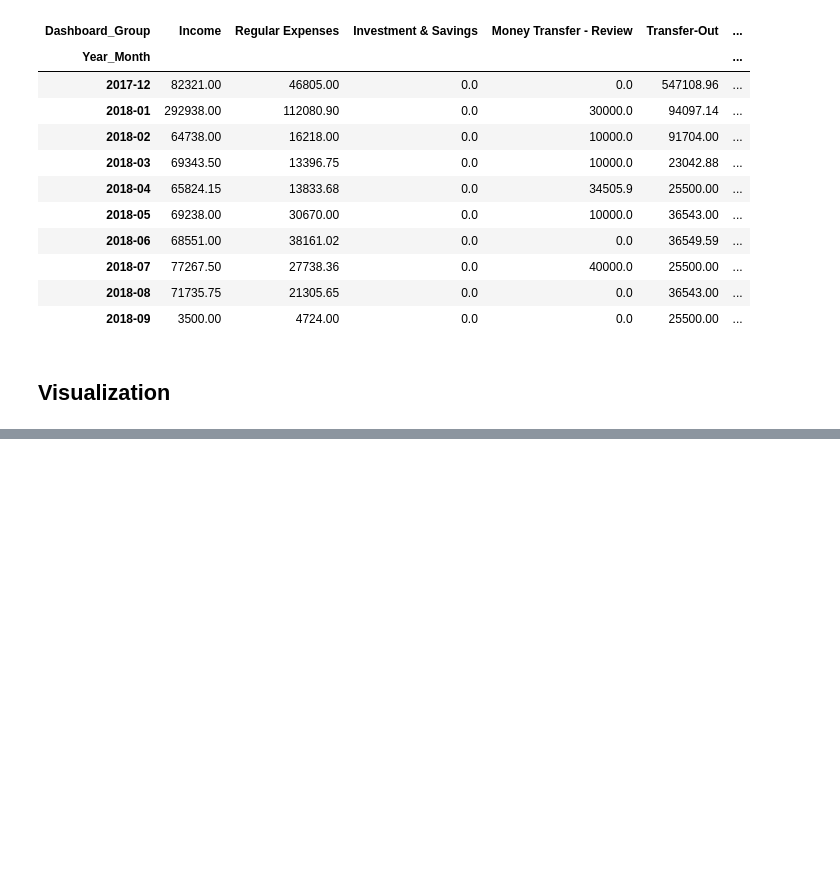
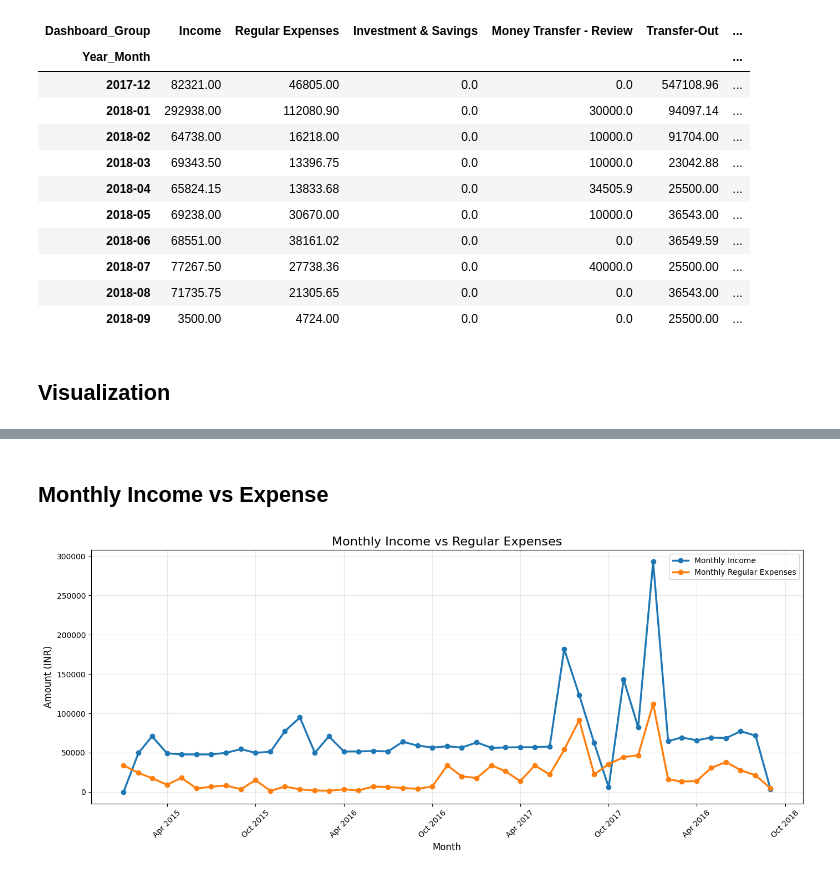
Before and after one commit to eshat69/AI-Personal_Finance-Manager, a Jupyter notebook: Financial_Dashboard.ipynb, the cells around one changed output, grey strips where cells are left out. Saved outputs shown, nothing was run; the diff lists cells and outputs as text; code cells hidden in the pictures; blank space fills up the shorter version.

```diff
--- a/Financial_Dashboard.ipynb
+++ b/Financial_Dashboard.ipynb
@@ -748,0 +789,55 @@ plt.show()
+# %% [markdown]
+## Monthly Income vs Expense
+# %%
+
+import matplotlib.pyplot as plt
+import matplotlib.dates as mdates
+
+# Monthly Dates
+months = monthly_finance.index.to_timestamp()
+
+# Original Dataset Currency
+currency = fd["Currency"].mode()[0]
+
+plt.figure(figsize=(14, 6))
+
+# Monthly Income
+plt.plot(
+    months,
+    monthly_finance["Income"],
+    label="Monthly Income",
+    marker="o",
+    linewidth=2.5
+)
+
+# Monthly Regular Expenses
+plt.plot(
+    months,
+    monthly_finance["Regular Expenses"],
+    label="Monthly Regular Expenses",
+    marker="o",
+    linewidth=2.5
+)
+
+# Chart Formatting
+plt.title("Monthly Income vs Regular Expenses", fontsize=16)
+
+plt.xlabel("Month", fontsize=12)
+plt.ylabel(f"Amount ({currency})", fontsize=12)
+
+plt.gca().xaxis.set_major_locator(
+    mdates.MonthLocator(interval=6)
+)
+
+plt.gca().xaxis.set_major_formatter(
+    mdates.DateFormatter("%b %Y")
+)
+
+plt.xticks(rotation=45)
+plt.legend()
+plt.grid(alpha=0.3)
+plt.tight_layout()
+
+plt.show()
+# %% [output]
+[figure, added]
```
Also changed, not shown: parts of 3 cells of this notebook.
